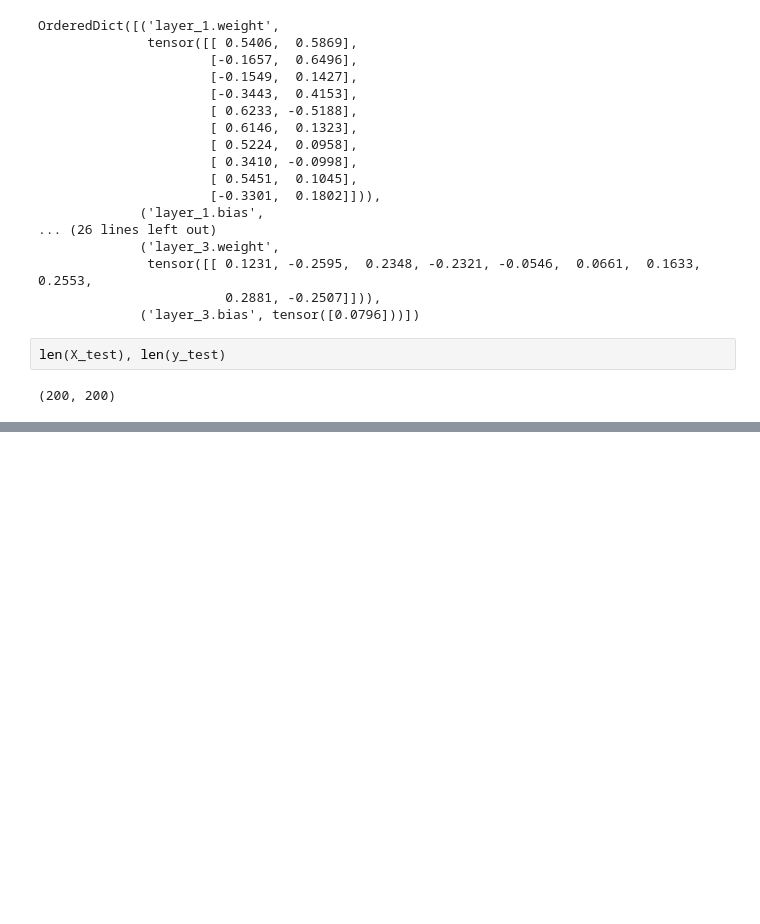
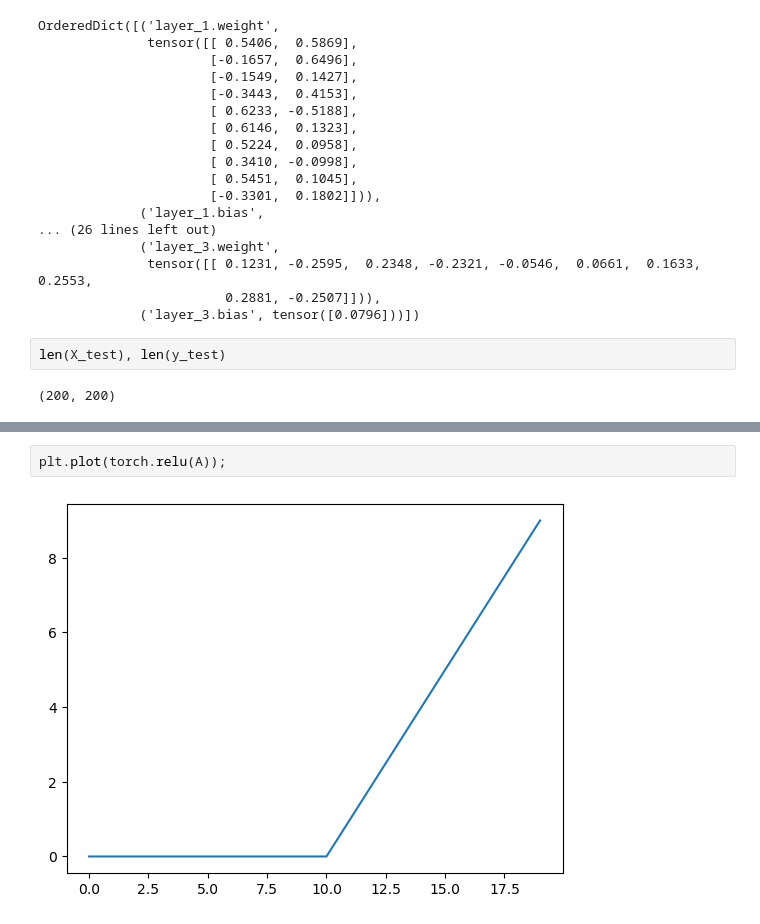
Before and after one commit to aditya040891/Learning-PyTorch-and-Neural-Network-Fundamentals, a Jupyter notebook: 02_neural_network_classification_with_pytorch.ipynb, the cells around one changed output, grey strips where cells are left out. Drawn from its saved outputs; the diff is of its cells as text; blank space fills up the shorter version.

```diff
--- a/02_neural_network_classification_with_pytorch.ipynb
+++ b/02_neural_network_classification_with_pytorch.ipynb
@@ -999,0 +1076,4 @@ Epoch: 900 | Loss: 0.6232, Acc: 74.00% | Test Loss: 0.6211, Test Acc: 79.00%
+# %%
+plt.plot(torch.relu(A));
+# %% [output]
+[figure, added]
```
Also changed, not shown: parts of 29 cells of this notebook.
